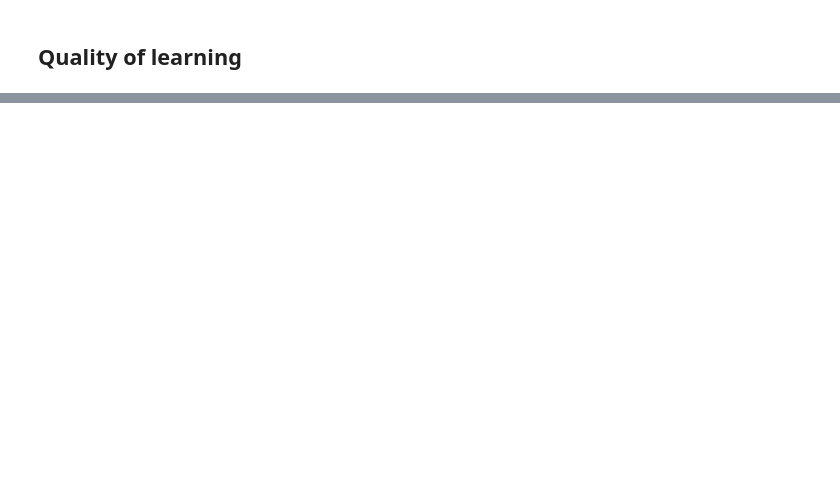
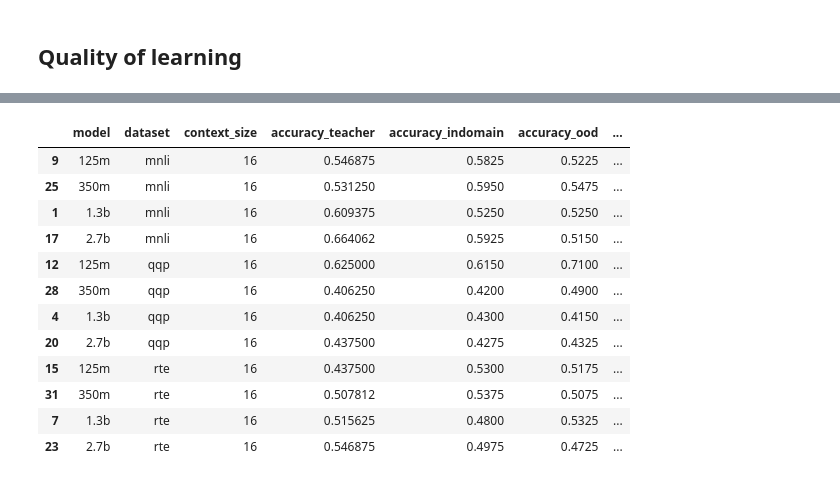
Before and after one commit to upadraj/In-context, a Jupyter notebook: compile_results.ipynb, the cells around one changed output, grey strips where cells are left out. Drawn from its saved outputs; the diff is of its cells as text; code cells hidden in the pictures; blank space fills up the shorter version.

```diff
--- a/compile_results.ipynb
+++ b/compile_results.ipynb
@@ -109,7 +110,7 @@ for bm, ce in benchmarks:
 ## Quality of learning
 # %%
 # Group the results to get a mean for further comparasion
-aggs = ('mean', 'std')
+aggs = 'mean'
 ave_results = data.groupby(
     ['model', 'dataset', 'context_size']
 ).agg({
@@ -154,0 +157,15 @@ for bm, ce in benchmarks:
+# %%
+# Put data in order for each table creation
+n16 = ave_results[ave_results['context_size'] == 16]
+
+# Set order so that models are in order from 125m to 2.7b
+n16['order'] = 0
+n16['order'][n16['model'] == '125m'] = 1
+n16['order'][n16['model'] == '350m'] = 2
+n16['order'][n16['model'] == '1.3b'] = 3
+n16['order'][n16['model'] == '2.7b'] = 4
+
+n16.sort_values(by=['dataset', 'order'], inplace=True)
+
+table_df = n16[['dataset', 'model', 'accuracy_teacher', 'accuracy_indomain', 'accuracy_ood']]
+table_df.to_csv('./results/table_data.csv', index=False)
@@ -154,0 +190,16 @@ for bm, ce in benchmarks:
+# %%
+n16
+# %% [output]
+|  | model | dataset | context_size | accuracy_teacher | accuracy_indomain | accuracy_ood | ... |
+| 9 | 125m | mnli | 16 | 0.546875 | 0.5825 | 0.5225 | ... |
+| 25 | 350m | mnli | 16 | 0.531250 | 0.5950 | 0.5475 | ... |
+| 1 | 1.3b | mnli | 16 | 0.609375 | 0.5250 | 0.5250 | ... |
+| 17 | 2.7b | mnli | 16 | 0.664062 | 0.5925 | 0.5150 | ... |
+| 12 | 125m | qqp | 16 | 0.625000 | 0.6150 | 0.7100 | ... |
+| 28 | 350m | qqp | 16 | 0.406250 | 0.4200 | 0.4900 | ... |
+| 4 | 1.3b | qqp | 16 | 0.406250 | 0.4300 | 0.4150 | ... |
+| 20 | 2.7b | qqp | 16 | 0.437500 | 0.4275 | 0.4325 | ... |
+| 15 | 125m | rte | 16 | 0.437500 | 0.5300 | 0.5175 | ... |
+| 31 | 350m | rte | 16 | 0.507812 | 0.5375 | 0.5075 | ... |
+| 7 | 1.3b | rte | 16 | 0.515625 | 0.4800 | 0.5325 | ... |
+| 23 | 2.7b | rte | 16 | 0.546875 | 0.4975 | 0.4725 | ... |
```
Also changed, not shown: parts of 7 cells of this notebook, 15 other files.
